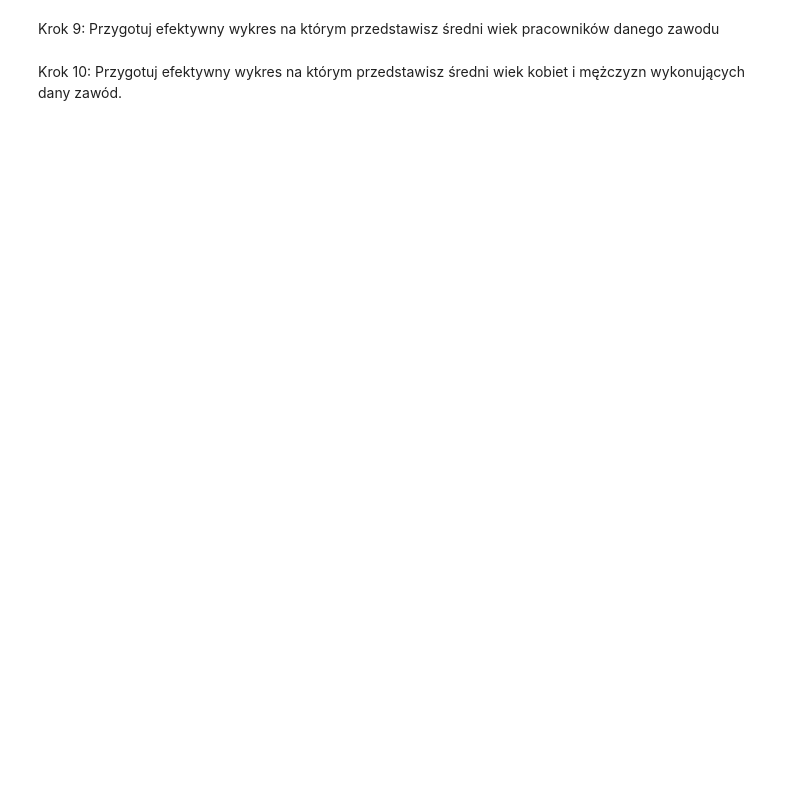
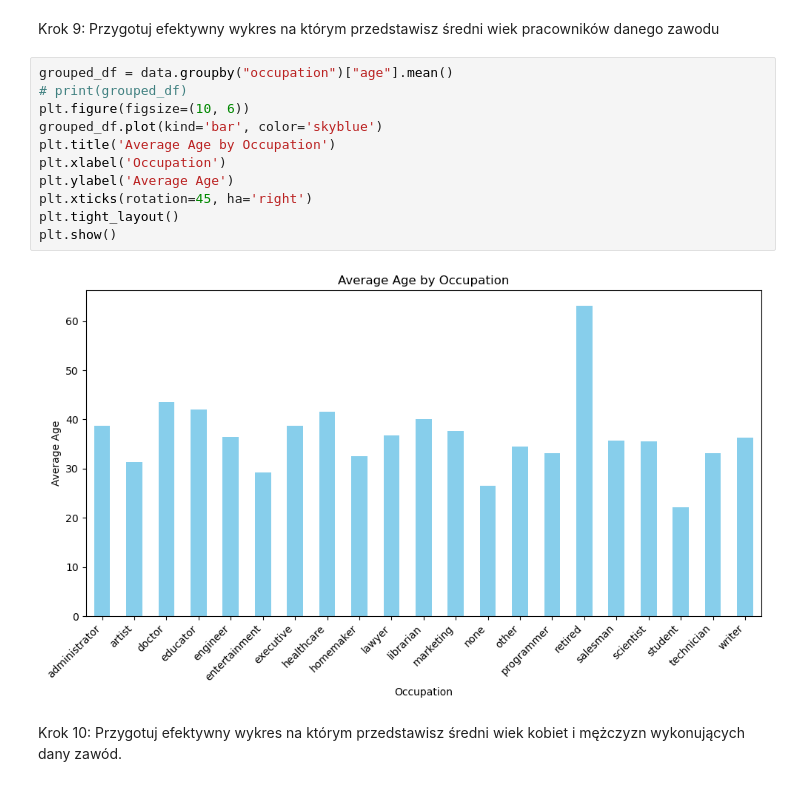
Before and after one commit to iza133/effective_python, a Jupyter notebook: lab12.ipynb, the cells around one changed output. Saved outputs shown, nothing was run; the diff lists cells and outputs as text; blank space fills up the shorter version.

```diff
--- a/lab12.ipynb
+++ b/lab12.ipynb
@@ -242,4 +305,17 @@ Wykorzystaj https://matplotlib.org/gallery/api/barchart.html#sphx-glr-gallery-ap
 # %% [markdown]
 Krok 9: Przygotuj efektywny wykres na którym przedstawisz średni wiek pracowników danego zawodu
+# %%
+grouped_df = data.groupby("occupation")["age"].mean()
+# print(grouped_df)
+plt.figure(figsize=(10, 6))
+grouped_df.plot(kind='bar', color='skyblue')
+plt.title('Average Age by Occupation')
+plt.xlabel('Occupation')
+plt.ylabel('Average Age')
+plt.xticks(rotation=45, ha='right')
+plt.tight_layout()
+plt.show()
+# %% [output]
+[figure, added]
 # %% [markdown]
 Krok 10: Przygotuj efektywny wykres na którym przedstawisz średni wiek kobiet i mężczyzn wykonujących dany zawód.
```
Also changed, not shown: parts of 5 cells of this notebook.
